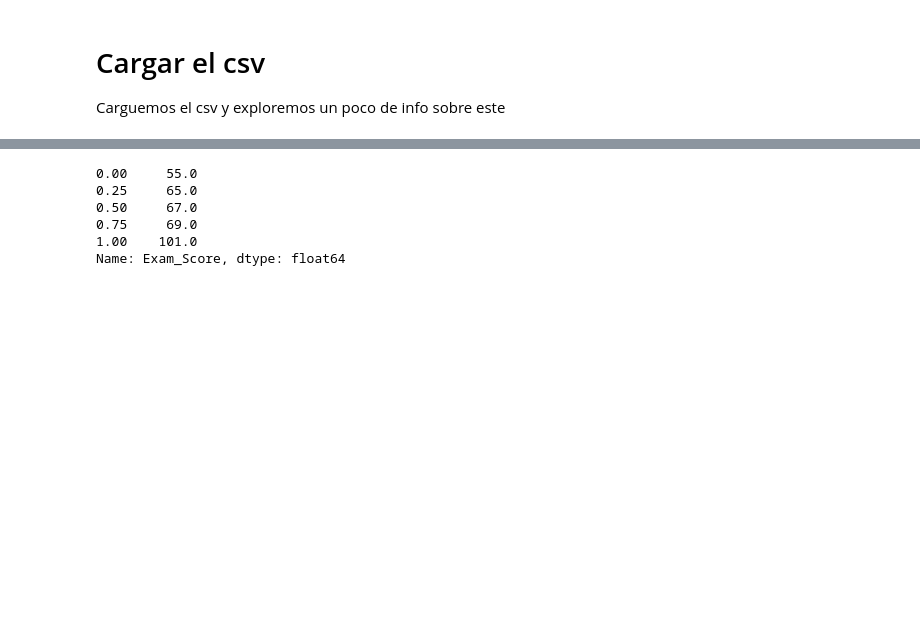
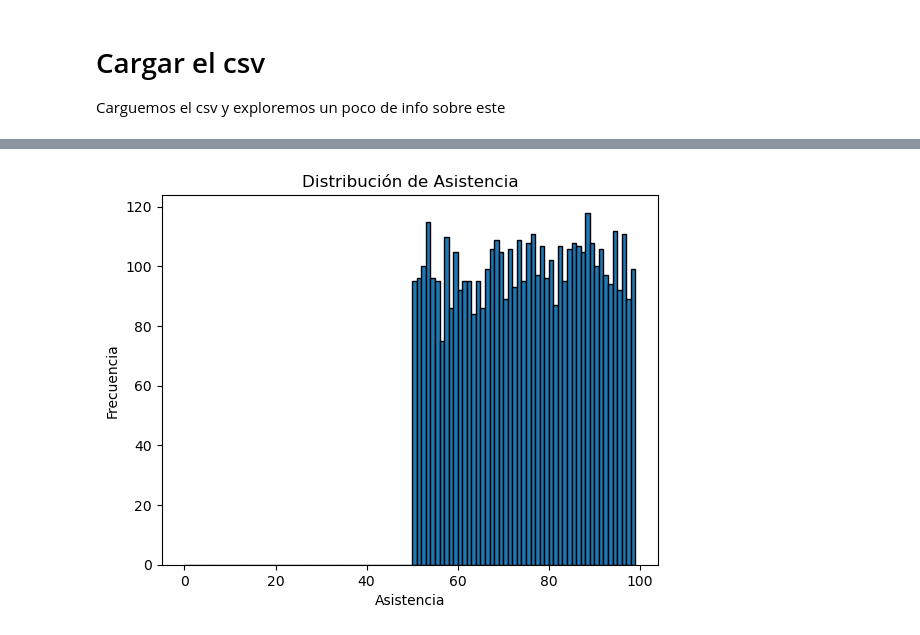
Before and after one commit to BenjaminIndo/Proyecto_Mineria, a Jupyter notebook: exploration.ipynb, the cells around one changed output, grey strips where cells are left out. Cells and saved outputs as stored; diff of their text form; code cells hidden in the pictures; blank space fills up the shorter version.

```diff
--- a/exploration.ipynb
+++ b/exploration.ipynb
@@ -49,8 +50,12 @@ df.describe(include='all')
 # %%
+import matplotlib.pyplot as plt
+
+
+asistencia=df['Attendance (%)']
+plt.hist(asistencia, bins=range(0, 100), edgecolor='black')
+plt.xlabel('Asistencia')
+plt.ylabel('Frecuencia')
+plt.title('Distribución de Asistencia')
+plt.show()
 # %% [output]
-0.00     55.0
-0.25     65.0
-0.50     67.0
-0.75     69.0
-1.00    101.0
-Name: Exam_Score, dtype: float64
+[figure, added]
```
Also changed, not shown: parts of 3 cells of this notebook, 4 other files.
